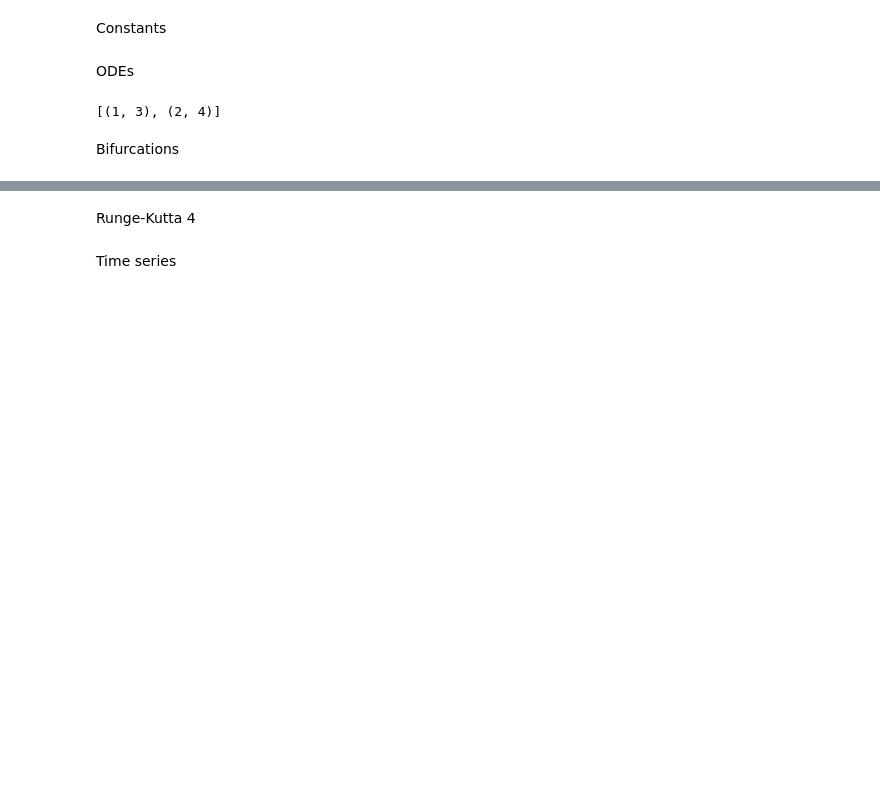
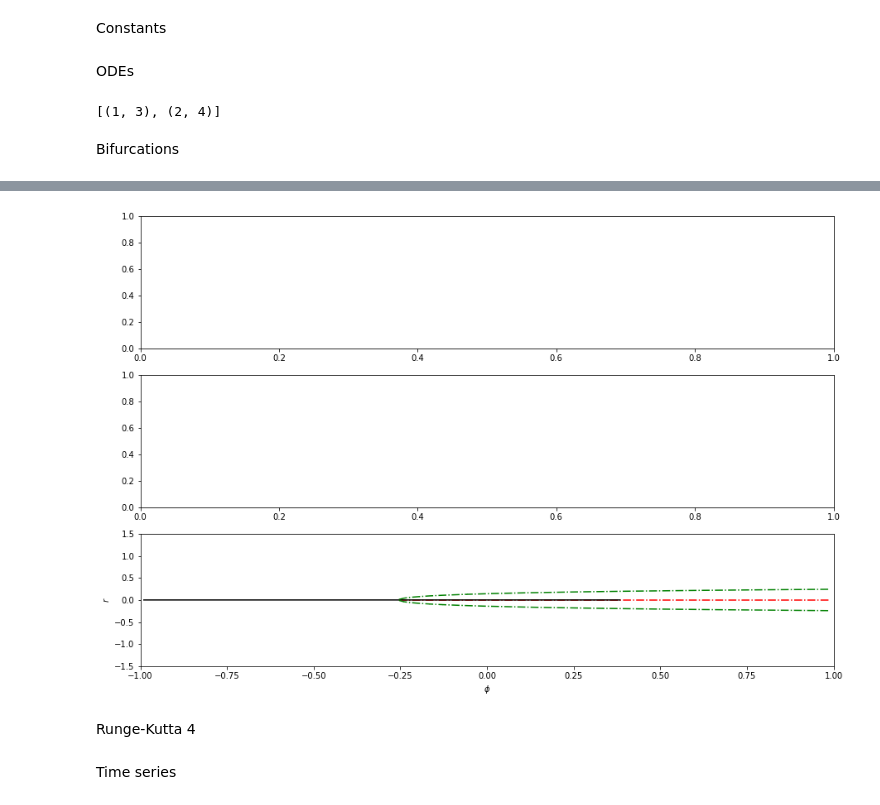
Before and after one commit to Mathieu-R/climate-tipping-points, a Jupyter notebook: notebooks/Bifurcations.ipynb, the cells around one changed output, grey strips where cells are left out. Drawn from its saved outputs; the diff is of its cells as text; code cells hidden in the pictures; blank space fills up the shorter version.

Commit message:
finish bifurcations

```diff
--- a/notebooks/Bifurcations.ipynb
+++ b/notebooks/Bifurcations.ipynb
@@ -253,3 +218,68 @@ run_bifurcations()
+# %%
+fig, (ax1, ax2, ax3) = plt.subplots(3, 1, figsize=(15, 10))
+
+def fold_hopf_bifurcations(px, dp, sr, ds, ax):
+  stable_equ_middle = []
+  stable_equ_up = []
+  stable_equ_down = []
+  unstable_equ = []
+
+  nphi = 1000
+  ntries = 5
+
+  x_min = r_min = -1.5
+  x_max = r_max = 1.5
+
+  phi_mesh = np.linspace(start=-1, stop=1, num=nphi)
+
+  x_mesh = np.linspace(start=x_min, stop=x_max, num=10000)
+  r_mesh = np.linspace(start=r_min, stop=r_max, num=ntries)
+  # loop each \phi
+  for phi in phi_mesh:
+    for x in x_mesh:
+      root_x = px(x, phi)
+      #print(root_x)
+      #print(f_value)
+      # check if I am in trusting interval (i.e. near an equilibirum point such that \dot{x} = 0)
+      if - TRESHOLD < root_x < TRESHOLD:
+        #print(x)
+        # loop for each r
+        for r in r_mesh:
+          sol_r = sciopt.root(fun=sr, jac=ds, x0=r, method="hybr", tol=0.01, args=(x))
+          root_r = sol_r.x[0]
+          #print(root_r)
+          # check the stability
+          #dp_value = dp(root_x, phi)
+          ds_value = ds(root_r, x)
+          if ds_value > 0:
+            #print([phi, root_r])
+            unstable_equ.append([phi, root_r])
+          elif ds_value < 0:
+            if root_r > 0.:
+              stable_equ_up.append([phi, root_r])
+            elif root_r < 0.:
+              stable_equ_down.append([phi, root_r])
+            else:
+              stable_equ_middle.append([phi, root_r])
+
+  unstable_equ = list(zip(*unstable_equ))
+  stable_equ_middle = list(zip(*stable_equ_middle))
+  stable_equ_up = list(zip(*stable_equ_up))
+  stable_equ_down = list(zip(*stable_equ_down))
+
+  # plot
+  ax.plot(stable_equ_middle[0], stable_equ_middle[1], color="black", label="ligne stable")
+  ax.plot(stable_equ_up[0], stable_equ_up[1], linestyle="dashdot", color="green", label="ligne stable - osc.")
+  ax.plot(stable_equ_down[0], stable_equ_down[1], linestyle="dashdot", color="green", label="ligne stable - osc.")
+  ax.plot(unstable_equ[0], unstable_equ[1], linestyle="dashdot", color="red", label="ligne instable", zorder=-1)
+  ax.set_xlabel("$\phi$")
+  ax.set_ylabel("$r$")
+  ax.set_xlim(-1, 1)
+  ax.set_ylim(-1.5, 1.5)
+
+fold_hopf_bifurcations(fold, fold_df, hopf_polar_coupled, hopf_polar_coupled_df, ax3)
+# %% [output]
+[figure, added]
 # %%
 # initial conditions
 x0 = -0.5
```
Also changed, not shown: parts of 4 cells of this notebook, 2 other files.
